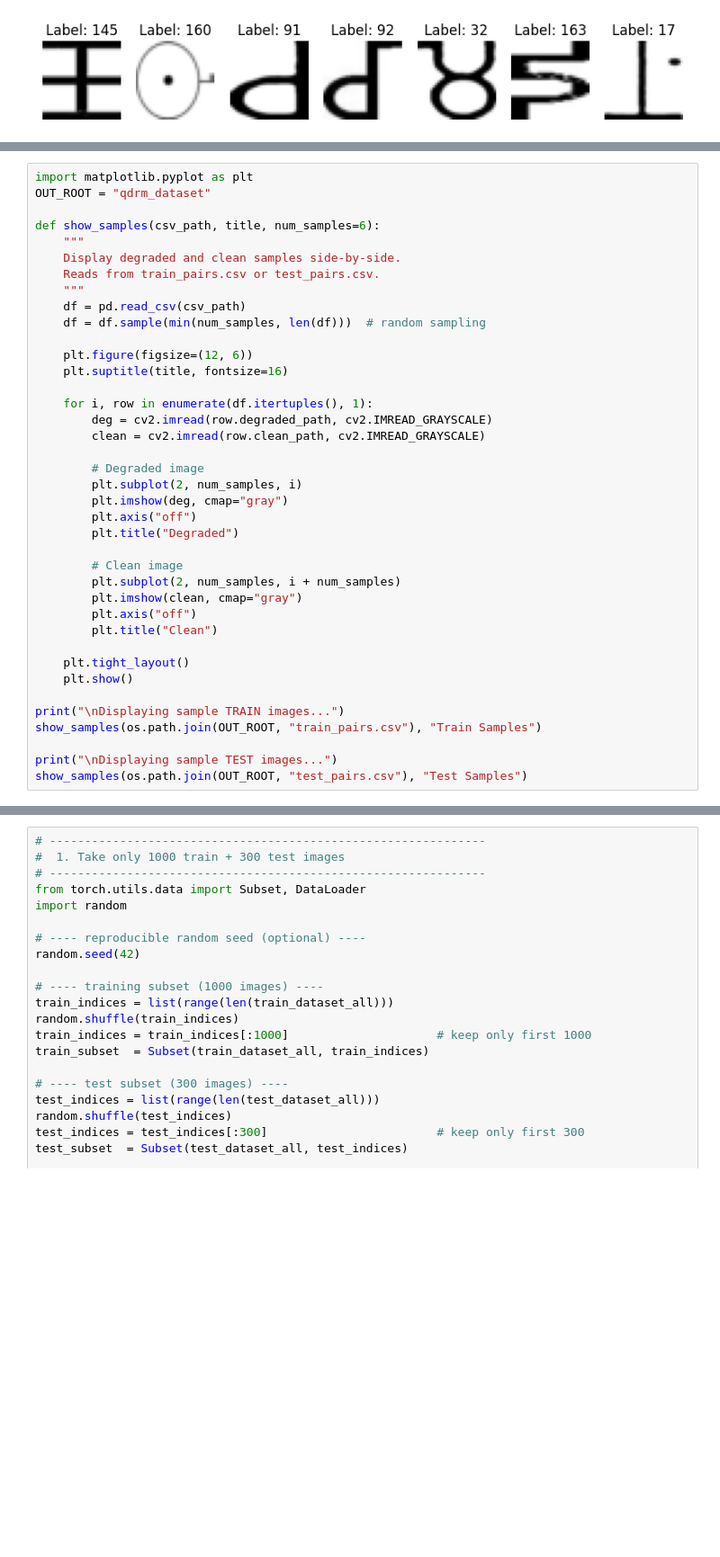
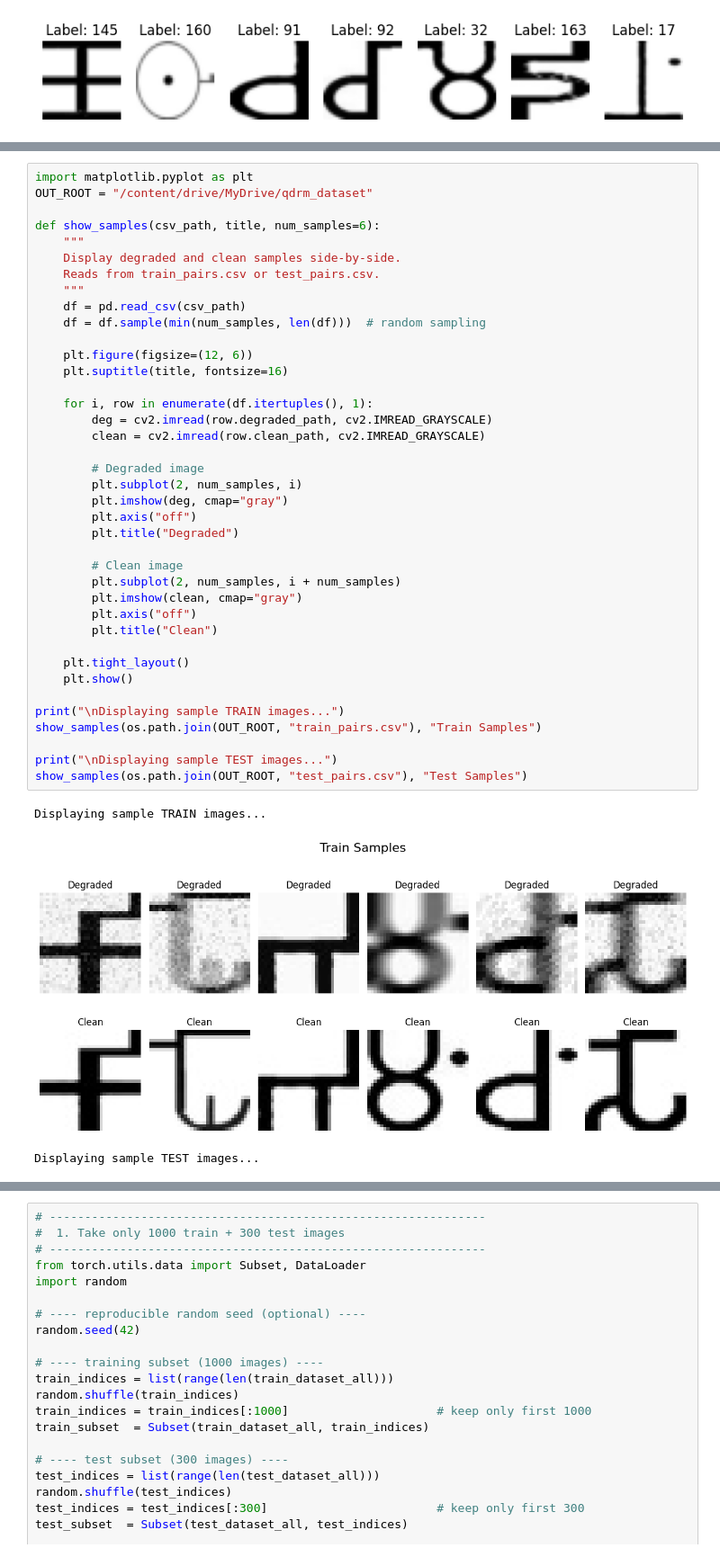
Before and after one commit to ashishar/Convolutional-Neural-Network, a Jupyter notebook: Brahmi_restoration.ipynb, the cells around one changed output, grey strips where cells are left out. Shown: that part at 90% size. Saved outputs shown, nothing was run; the diff lists cells and outputs as text; blank space fills up the shorter version.

```diff
--- a/Brahmi_restoration.ipynb
+++ b/Brahmi_restoration.ipynb
@@ -345,6 +386,6 @@ print("QDRM dataset saved to:", OUT_ROOT)
 # %%
 import matplotlib.pyplot as plt
-OUT_ROOT = "qdrm_dataset"
+OUT_ROOT = "/content/drive/MyDrive/qdrm_dataset"
 
 def show_samples(csv_path, title, num_samples=6):
     """
@@ -354,30 +395,34 @@ def show_samples(csv_path, title, num_samples=6):
     df = pd.read_csv(csv_path)
     df = df.sample(min(num_samples, len(df)))  # random sampling
 
     plt.figure(figsize=(12, 6))
     plt.suptitle(title, fontsize=16)
 
     for i, row in enumerate(df.itertuples(), 1):
         deg = cv2.imread(row.degraded_path, cv2.IMREAD_GRAYSCALE)
         clean = cv2.imread(row.clean_path, cv2.IMREAD_GRAYSCALE)
 
         # Degraded image
         plt.subplot(2, num_samples, i)
         plt.imshow(deg, cmap="gray")
         plt.axis("off")
         plt.title("Degraded")
 
         # Clean image
         plt.subplot(2, num_samples, i + num_samples)
         plt.imshow(clean, cmap="gray")
         plt.axis("off")
         plt.title("Clean")
 
     plt.tight_layout()
     plt.show()
 
 print("\nDisplaying sample TRAIN images...")
 show_samples(os.path.join(OUT_ROOT, "train_pairs.csv"), "Train Samples")
 
 print("\nDisplaying sample TEST images...")
 show_samples(os.path.join(OUT_ROOT, "test_pairs.csv"), "Test Samples")
+# %% [output]
+Displaying sample TRAIN images...
+[figure, added]
+Displaying sample TEST images...
```
Also changed, not shown: parts of 6 cells of this notebook.
